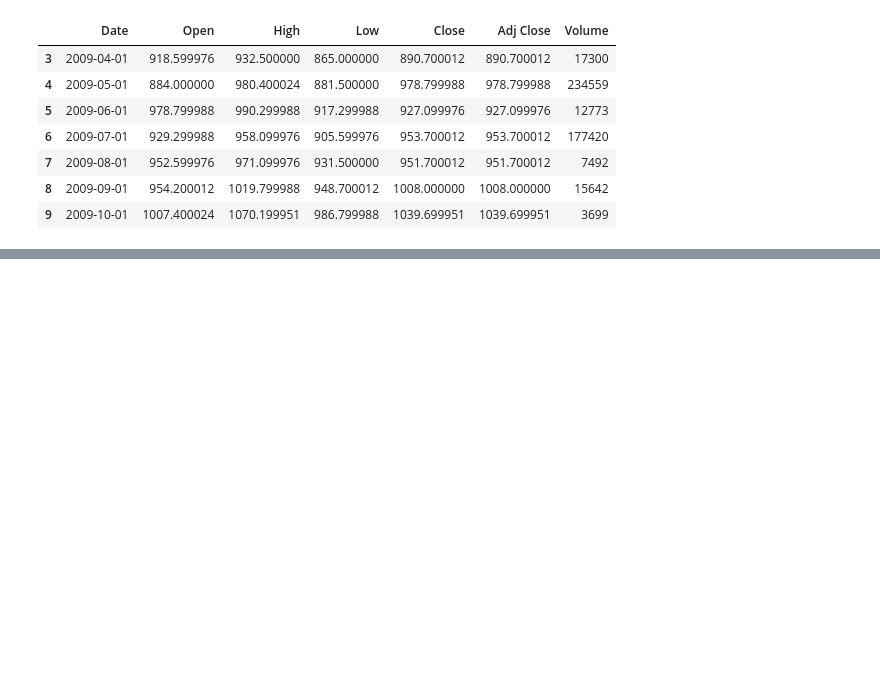
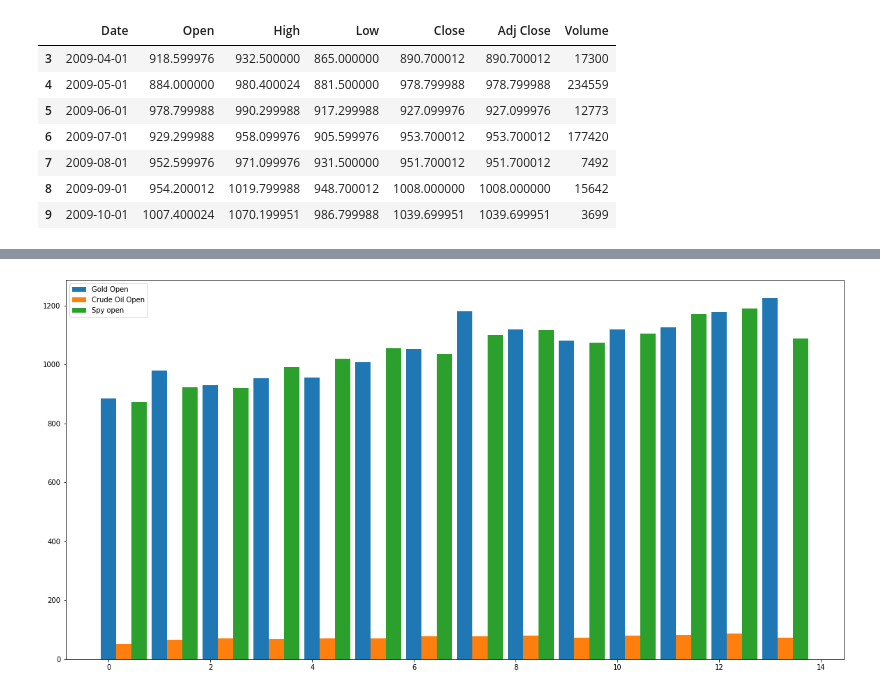
Before and after one commit to cs301-star/CS301, a Jupyter notebook: Analysis of the U.S. Stock Market.ipynb, the cells around one changed output, grey strips where cells are left out. Saved outputs shown, nothing was run; the diff lists cells and outputs as text; code cells hidden in the pictures; blank space fills up the shorter version.

Commit message:
first graph

```diff
--- a/Analysis of the U.S. Stock Market.ipynb
+++ b/Analysis of the U.S. Stock Market.ipynb
@@ -459,0 +461,6 @@ show_range(gold_df, 'Date', dynamic_timestamp(2009, 3, 1), dynamic_timestamp(200
+# %%
+
+Flu_Gold = show_range(gold_df, 'Date', dynamic_timestamp(2009,4,1), dynamic_timestamp(2010,7,1))
+Flu_clf = show_range(clf_df, 'Date', dynamic_timestamp(2009,4,1), dynamic_timestamp(2010,7,1))
+Flu_spy = show_range(spy_df, 'Date', dynamic_timestamp(2009,4,1), dynamic_timestamp(2010,7,1))
+Flu_Gold
@@ -459,0 +491,11 @@ show_range(gold_df, 'Date', dynamic_timestamp(2009, 3, 1), dynamic_timestamp(200
+# %%
+
+label_location = np.arange(Flu_Gold.shape[0])
+plt.figure(figsize = (20,10))
+plt.bar(label_location, Flu_Gold['Open'],width = 0.3, label = 'Gold Open')
+plt.bar(label_location + 0.3, Flu_clf['Open'],width = 0.3, label = 'Crude Oil Open')
+plt.bar(label_location +0.6, Flu_spy['Open'], width = 0.3,label = 'Spy open')
+
+plt.legend();
+# %% [output]
+[figure, added]
```
Also changed, not shown: parts of 6 cells of this notebook.
